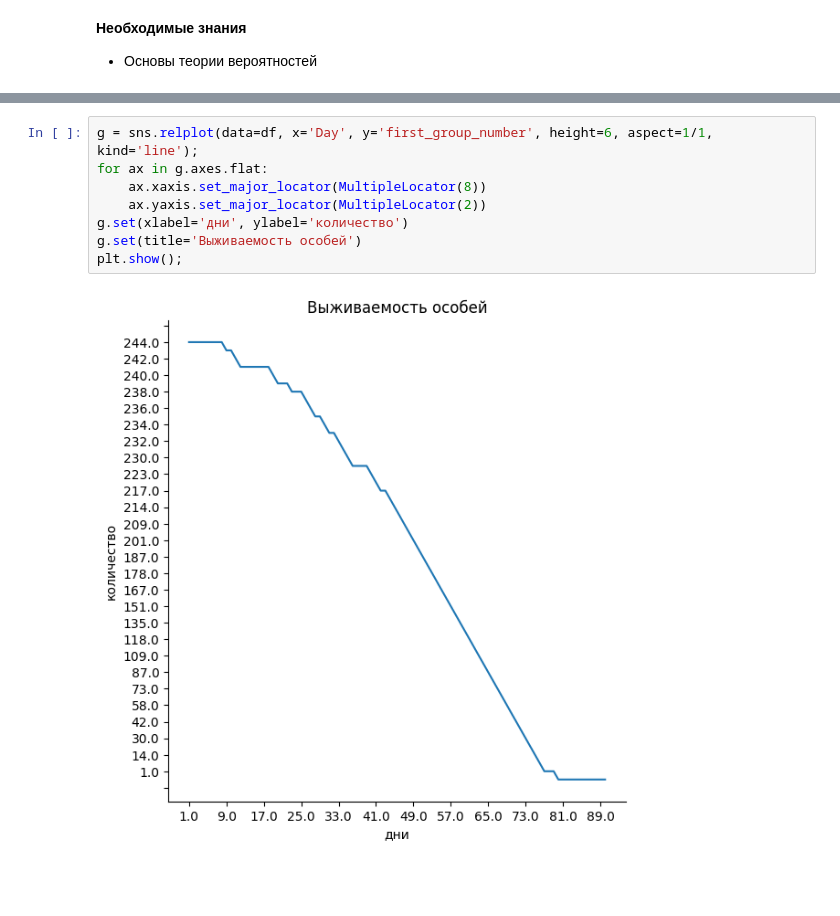
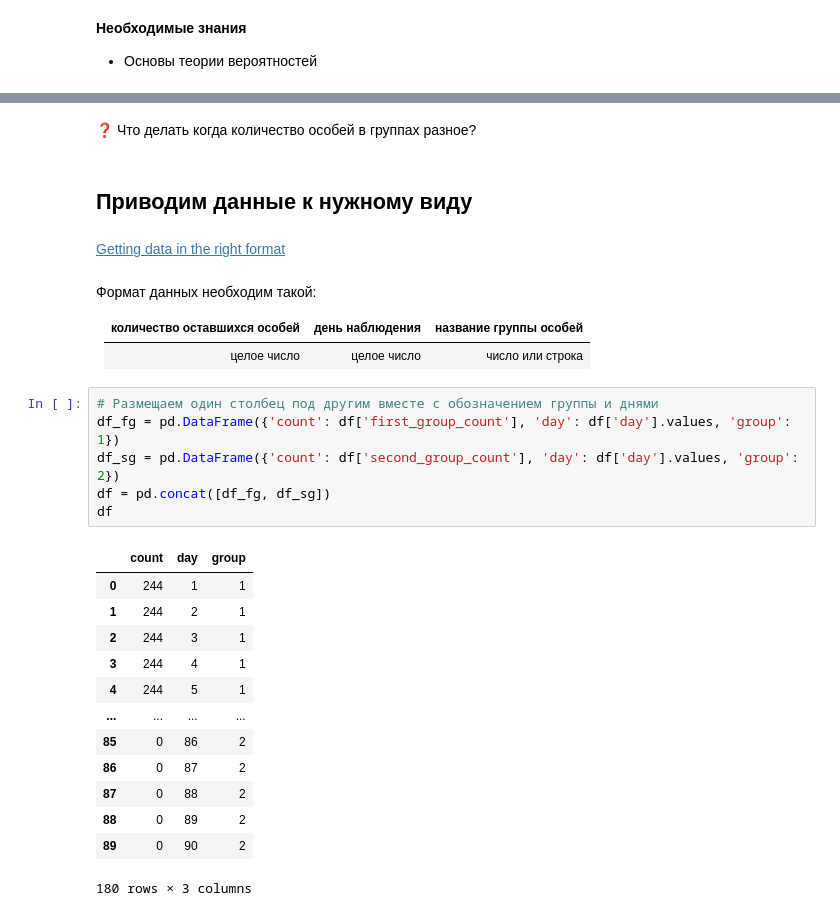
Before and after one commit to NastiaLD/Project-AGCT, a Jupyter notebook: survival_curves_analysis/learn_survival_curve.ipynb, the cells around one changed output, grey strips where cells are left out. Saved outputs shown, nothing was run; the diff lists cells and outputs as text; blank space fills up the shorter version.

```diff
--- a/survival_curves_analysis/learn_survival_curve.ipynb
+++ b/survival_curves_analysis/learn_survival_curve.ipynb
@@ -51,10 +71,32 @@ df
-# %%
-g = sns.relplot(data=df, x='Day', y='first_group_number', height=6, aspect=1/1, kind='line');
-for ax in g.axes.flat:
-    ax.xaxis.set_major_locator(MultipleLocator(8))
-    ax.yaxis.set_major_locator(MultipleLocator(2))
-g.set(xlabel='дни', ylabel='количество')
-g.set(title='Выживаемость особей')
-plt.show();
-# %% [output]
-[figure, removed]
+# %% [markdown]
+❓ Что делать когда количество особей в группах разное?
+# %% [markdown]
+## Приводим данные к нужному виду
+# %% [markdown]
+[Getting data in the right format](https://lifelines.readthedocs.io/en/latest/Quickstart.html#getting-data-in-the-right-format)
+# %% [markdown]
+Формат данных необходим такой:
+
+|количество оставшихся особей |день наблюдения|название группы особей|
+|---|---|---|
+|целое число|целое число|число или строка|
+# %%
+# Размещаем один столбец под другим вместе с обозначением группы и днями
+df_fg = pd.DataFrame({'count': df['first_group_count'], 'day': df['day'].values, 'group': 1})
+df_sg = pd.DataFrame({'count': df['second_group_count'], 'day': df['day'].values, 'group': 2})
+df = pd.concat([df_fg, df_sg])
+df
+# %% [output]
+|  | count | day | group |
+| 0 | 244 | 1 | 1 |
+| 1 | 244 | 2 | 1 |
+| 2 | 244 | 3 | 1 |
+| 3 | 244 | 4 | 1 |
+| 4 | 244 | 5 | 1 |
+| ... | ... | ... | ... |
+| 85 | 0 | 86 | 2 |
+| 86 | 0 | 87 | 2 |
+| 87 | 0 | 88 | 2 |
+| 88 | 0 | 89 | 2 |
+| 89 | 0 | 90 | 2 |
+180 rows × 3 columns
```
Also changed, not shown: parts of 25 cells of this notebook.
